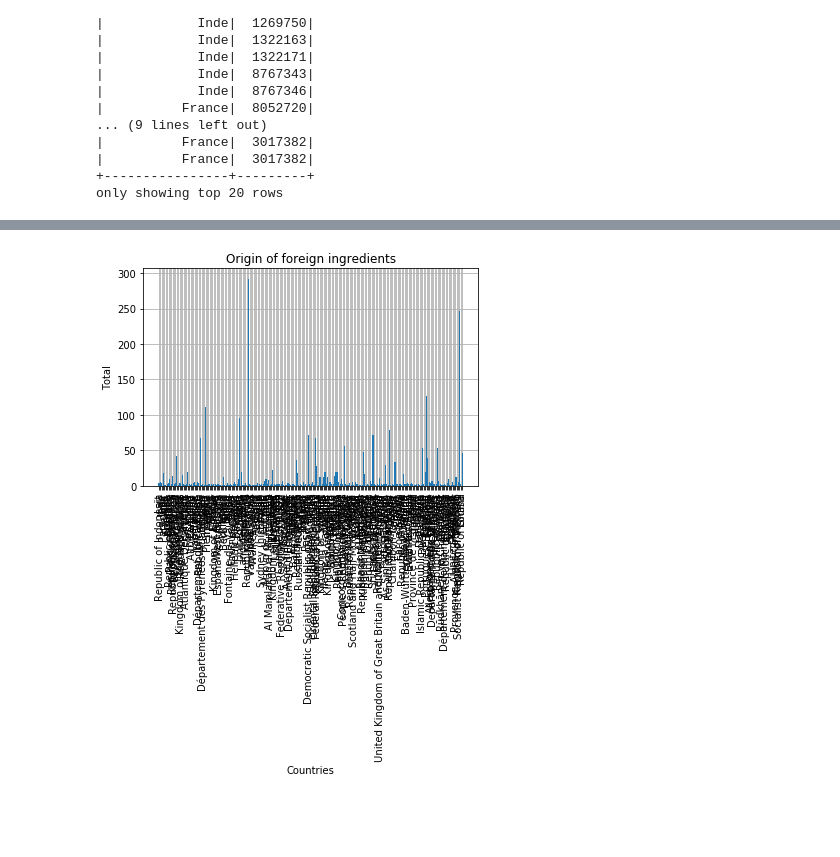
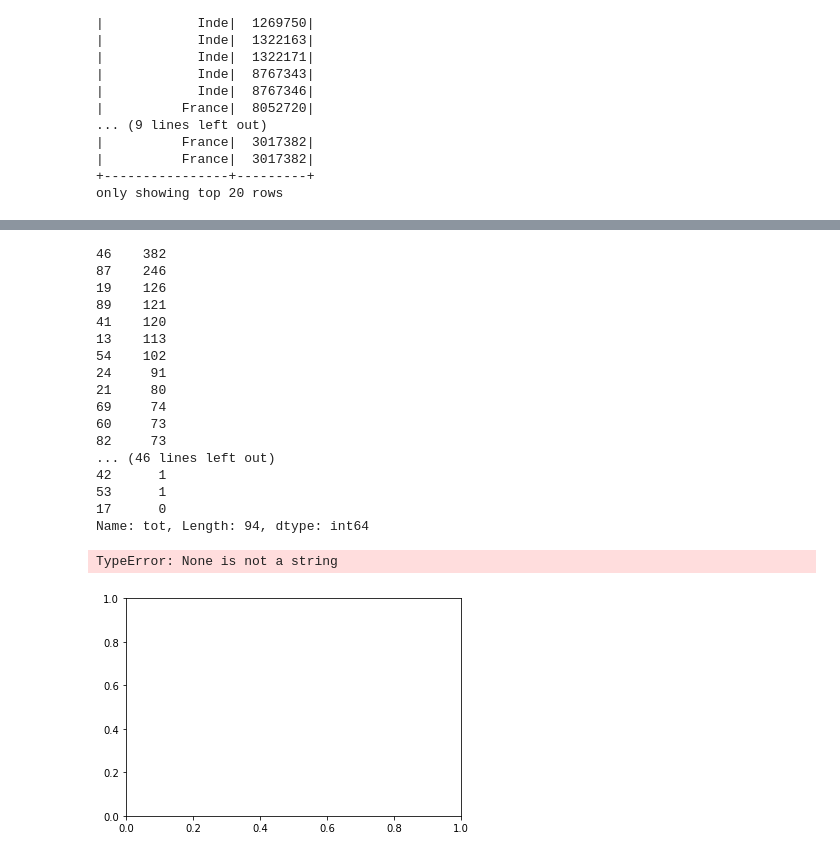
Before and after one commit to MrymZakani/ADA, a Jupyter notebook: project.ipynb, the cells around one changed output, grey strips where cells are left out. Saved outputs shown, nothing was run; the diff lists cells and outputs as text; code cells hidden in the pictures; blank space fills up the shorter version.

```diff
--- a/project.ipynb
+++ b/project.ipynb
@@ -299,16 +260,36 @@ non_swiss_tot = spark.sql("SELECT name, COUNT(name) AS tot FROM non_swiss_origin
 # %%
 non_swiss_pd = non_swiss_tot.toPandas()
+# %%
+non_swiss_pd_sorted.tot
+# %% [output]
+46    382
+87    246
+19    126
+89    121
+41    120
+13    113
+54    102
+24     91
+21     80
+69     74
+60     73
+82     73
+... (46 lines left out)
+42      1
+53      1
+17      0
+Name: tot, Length: 94, dtype: int64
 # %%
 fig, ax = plt.subplots()
-ax.grid(zorder=-1)
-plt.bar(non_swiss_pd.name, non_swiss_pd.tot, zorder=3)
+plt.bar(non_swiss_pd_sorted.country_code, non_swiss_pd_sorted.tot)
 plt.ylabel('Total')
 plt.xlabel('Countries')
-plt.xticks(non_swiss_pd.name, rotation='vertical')
-plt.title('Origin of foreign ingredients')
+plt.xticks(non_swiss_pd_sorted.country_code, rotation='vertical')
+plt.title('Origin of 10 bigger ingredients imports')
 plt.show()
 # %% [output]
+TypeError: None is not a string
-[figure, old version]
+[figure, new version]
 # %%
 non_swiss_pd_sorted = non_swiss_pd.sort_values(by=['tot'], ascending=False)
 twenty_bigger_import = non_swiss_pd_sorted.head(20)
```
Also changed, not shown: parts of 7 cells of this notebook.
